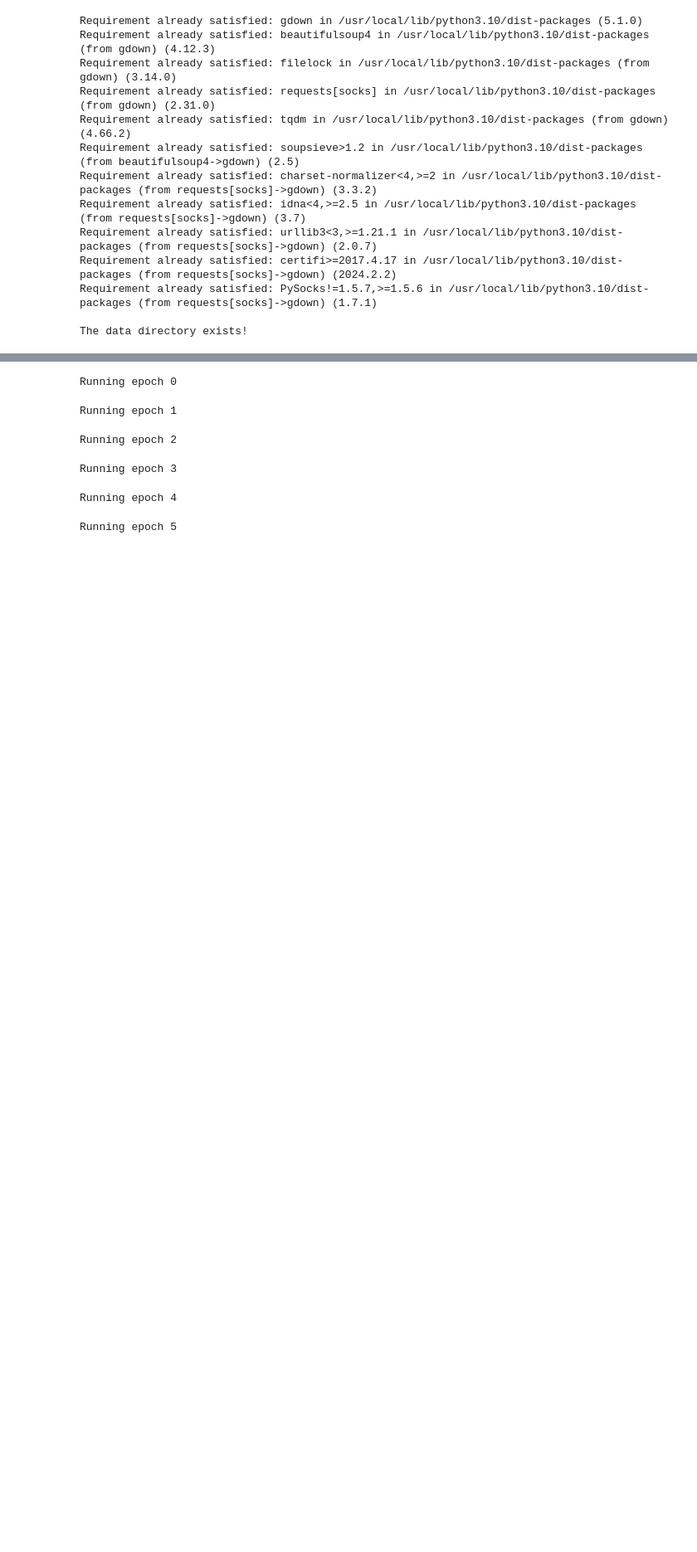
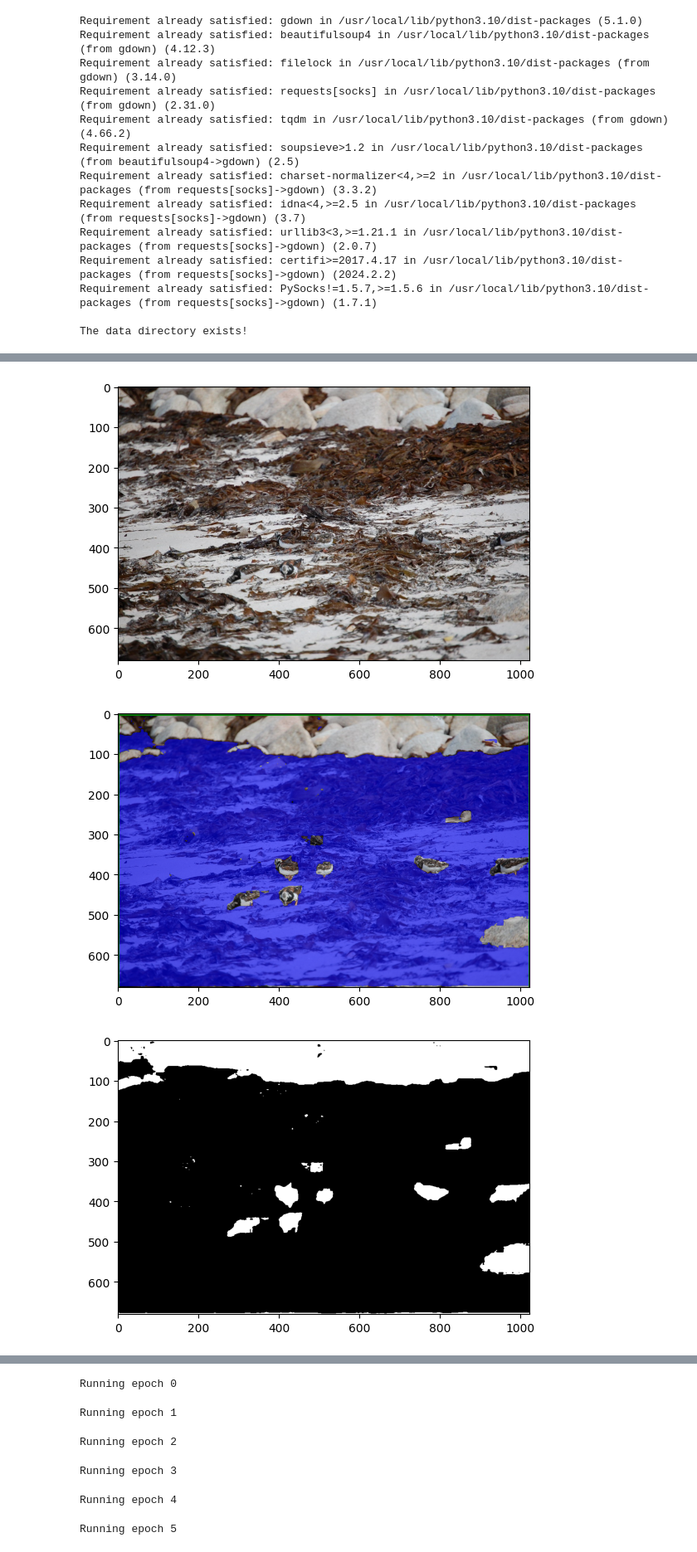
Before and after one commit to VinitraMk/UMass-CS670-Project, a Jupyter notebook: Index.ipynb, the cells around one changed output, grey strips where cells are left out. Shown at 83% size. Cells and saved outputs as stored; diff of their text form; code cells hidden in the pictures; blank space fills up the shorter version.

Commit message:
adding sam baseline code for generating masks

```diff
--- a/Index.ipynb
+++ b/Index.ipynb
@@ -109,0 +113,45 @@ print(config_params)
+# %%
+#sam mask generator
+
+from segment_anything import sam_model_registry, SamAutomaticMaskGenerator, SamPredictor
+from PIL import Image
+import matplotlib.pyplot as plt
+from common.sam_utils import show_mask, show_box
+
+CHECKPOINT_PATH='./models/weights/sam_vit_h_4b8939.pth'
+
+MODEL_TYPE = "vit_h"
+
+sam = sam_model_registry[MODEL_TYPE](checkpoint=CHECKPOINT_PATH).to(device=config_params['device'])
+mask_generator = SamAutomaticMaskGenerator(sam)
+# %%
+# sam mask for content image
+
+image_rgb = np.array(Image.open('./source-data/Mini-Set/bgm-bird-1.jpg'))
+plt.imshow(image_rgb)
+plt.show()
+mask_predictor = SamPredictor(sam)
+mask_predictor.set_image(image_rgb)
+w, h, _ = image_rgb.shape
+#print(image_rgb.shape)
+
+# Predict mask with bounding box prompt
+bbox_prompt = np.array([0, 0, h, w])
+masks, scores, logits = mask_predictor.predict(
+box=bbox_prompt,
+multimask_output=False
+)
+
+
+# Plot the bounding box prompt and predicted mask
+plt.imshow(image_rgb)
+show_mask(masks[0], plt.gca())
+show_box(bbox_prompt, plt.gca())
+plt.show()
+
+plt.imshow(masks[0], cmap='binary')
+plt.show()
+# %% [output]
+[figure, added]
+[figure, added]
+[figure, added]
```
Also changed, not shown: parts of 7 cells of this notebook, 6 other files.
